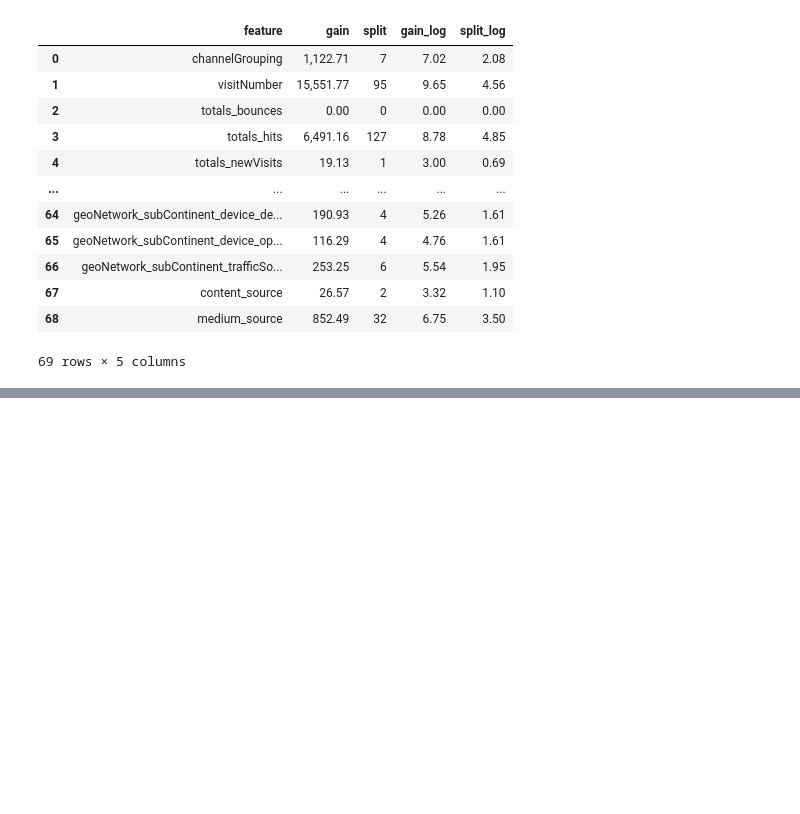
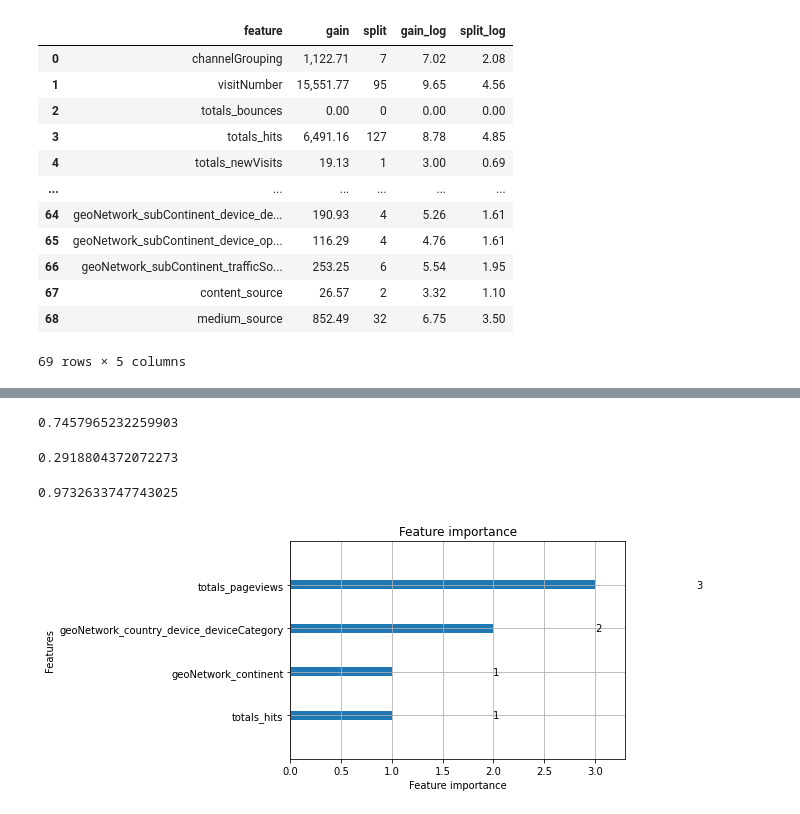
Before and after one commit to slawa-loev/GA_revenue_analytics, a Jupyter notebook: train.ipynb, the cells around one changed output, grey strips where cells are left out. Saved outputs shown, nothing was run; the diff lists cells and outputs as text; code cells hidden in the pictures; blank space fills up the shorter version.

```diff
--- a/train.ipynb
+++ b/train.ipynb
@@ -328,0 +553,4 @@ def objective(trial):
+# %%
+lr = LogisticRegression()
+# %%
+lr.fit(X_train_pp, y_train)
@@ -328,0 +580,15 @@ def objective(trial):
+# %%
+train_x, eval_x, train_y, eval_y = train_test_split(X_train, y_train, test_size=0.3)
+
+clf1 = lgb.LGBMClassifier(**best_params1)
+
+#clf1 = lgb.LGBMClassifier(objective=f2_loss, n_estimators=1000)
+eval_set = [(eval_x, eval_y.to_numpy().ravel())]
+# %%
+clf1.fit(
+    train_x,
+    train_y.to_numpy().ravel(),
+    eval_set=eval_set,
+    early_stopping_rounds=100,
+    eval_metric=lgb_f2_score,
+)
@@ -328,0 +622,16 @@ def objective(trial):
+# %%
+recall_score(y_test, clf_pred)
+# %% [output]
+0.7457965232259903
+# %%
+precision_score(y_test, clf_pred)
+# %% [output]
+0.2918804372072273
+# %%
+accuracy_score(y_test, clf1.predict(X_test))
+# %% [output]
+0.9732633747743025
+# %%
+lgb.plot_importance(clf1, importance_type='split');
+# %% [output]
+[figure, added]
```
Also changed, not shown: parts of 64 cells of this notebook, 1 other file.
